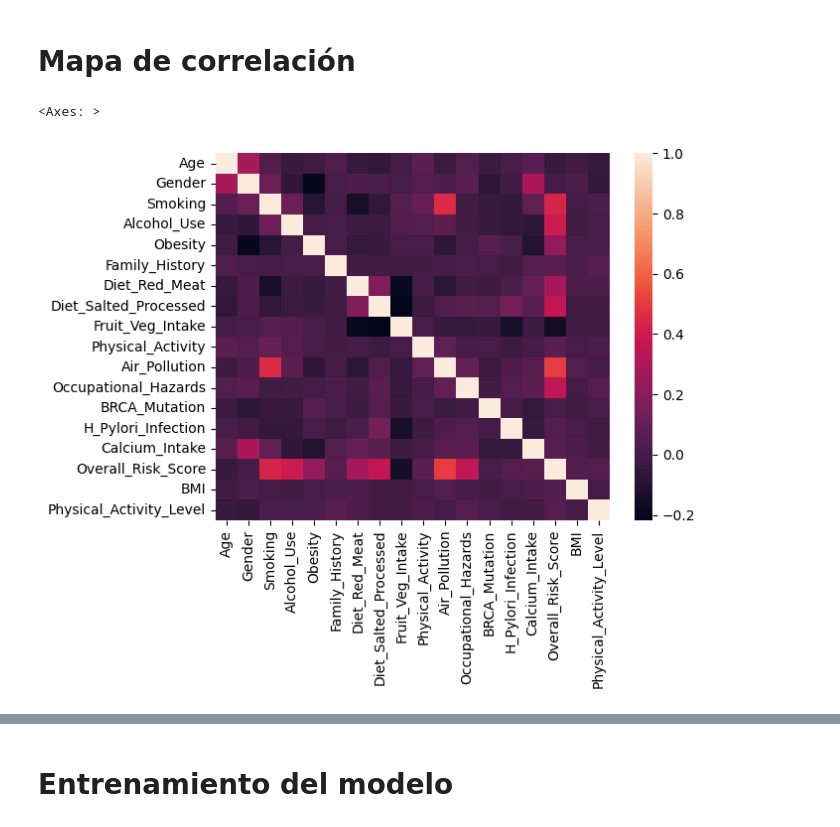
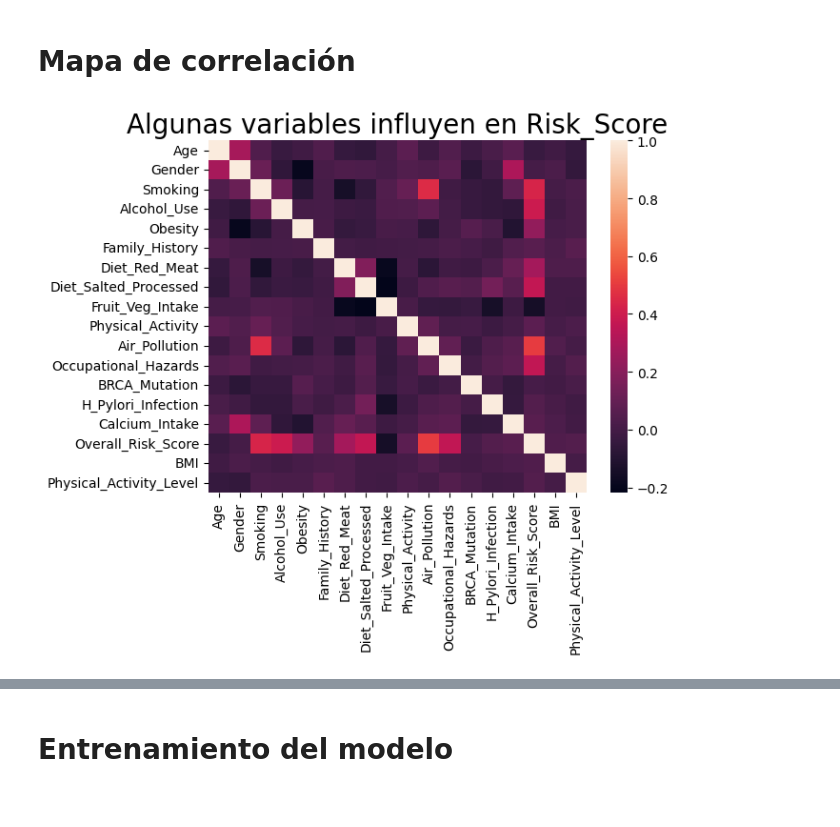
Before and after one commit to Amolihua/ML3037-GRUPO4-ALDIMI, a Jupyter notebook: test_dataset_risk.ipynb, the cells around one changed output, grey strips where cells are left out. Drawn from its saved outputs; the diff is of its cells as text; code cells hidden in the pictures.

```diff
--- a/test_dataset_risk.ipynb
+++ b/test_dataset_risk.ipynb
@@ -58,6 +62,7 @@ Durante el entrenamiento del modelo crearemos data para las clases minoría con
 # Mapa de correlación
 # %%
 sns.heatmap(df.select_dtypes(["int64", "float64"]).corr())
+plt.title("Algunas variables influyen en Risk_Score", fontsize=20)
+plt.show()
 # %% [output]
-<Axes: >
-[figure, old version]
+[figure, new version]
```
Also changed, not shown: parts of 3 cells of this notebook, 1 other file.
